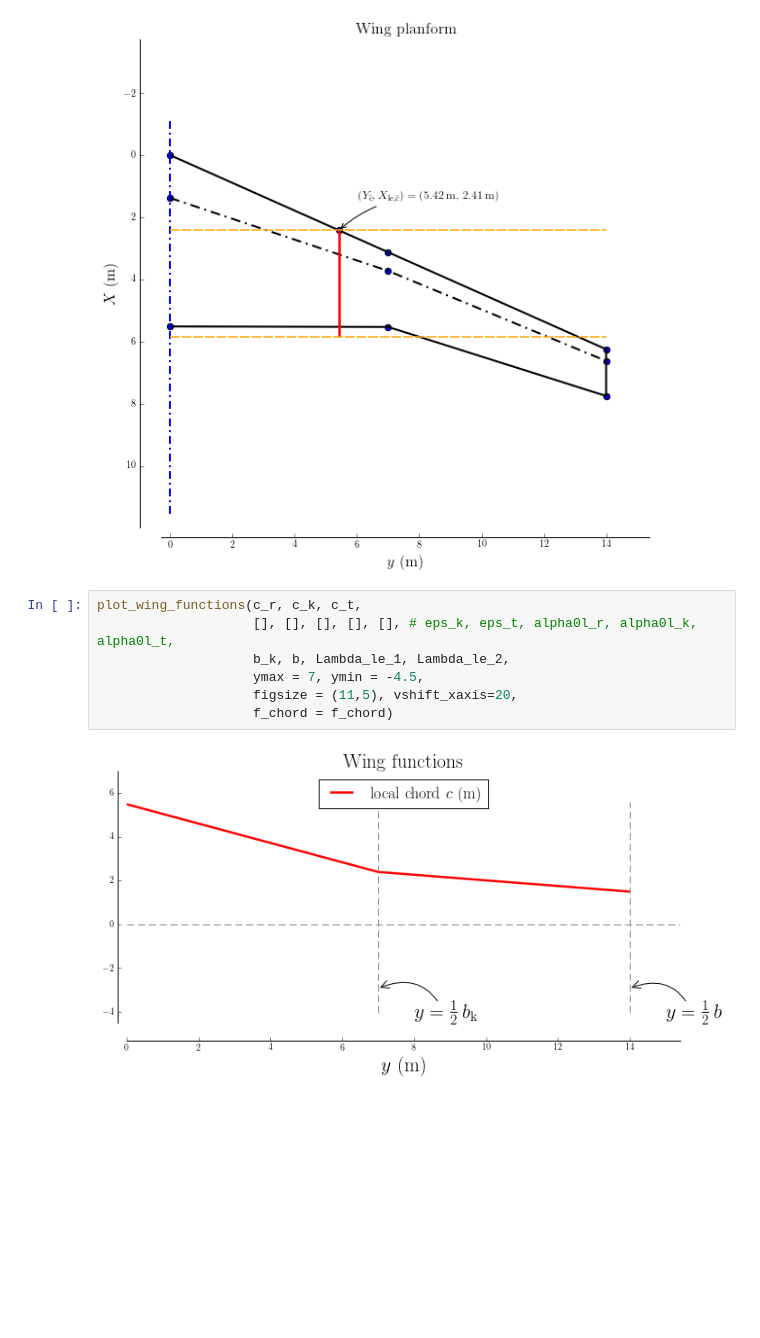
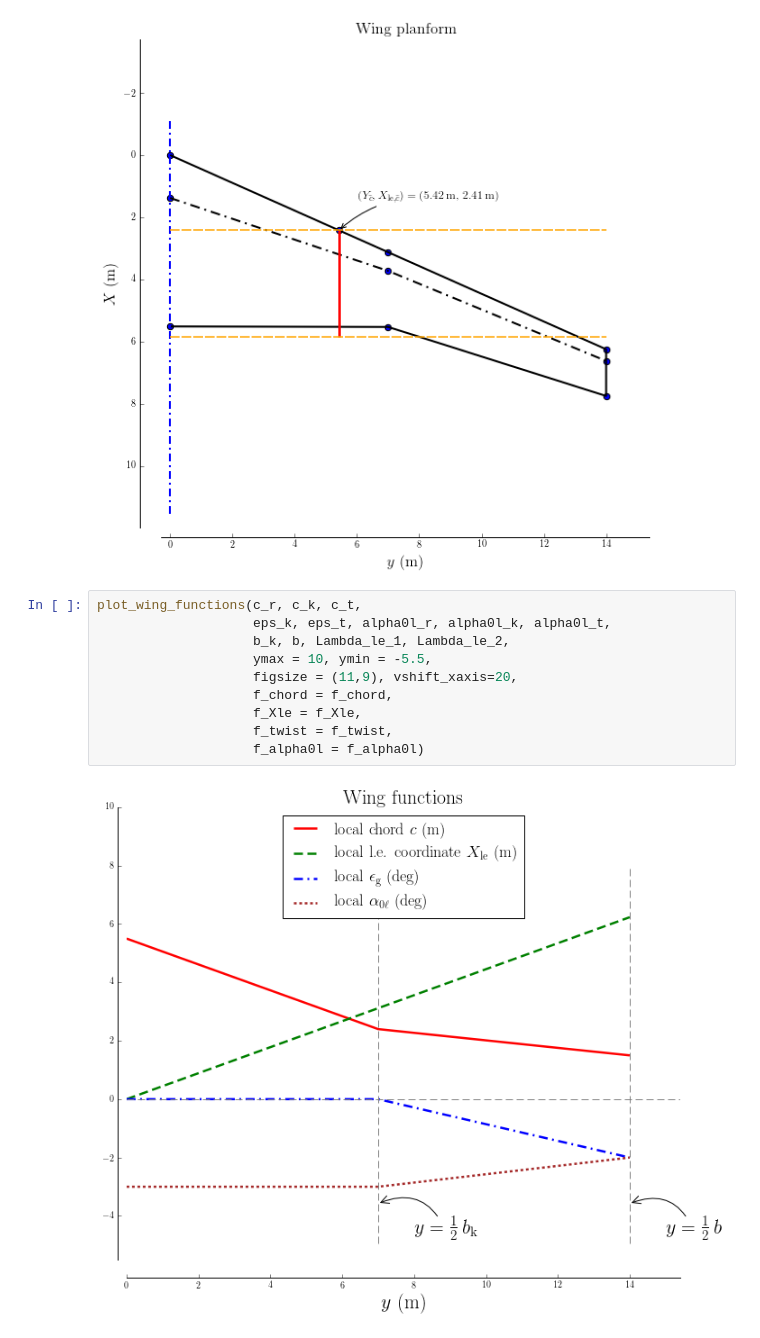
Before and after one commit to agodemar/jupyter-test, a Jupyter notebook: flight_mechanics/cranked_wing_2.ipynb, the cells around one changed output. Drawn from its saved outputs; the diff is of its cells as text; blank space fills up the shorter version.

```diff
--- a/flight_mechanics/cranked_wing_2.ipynb
+++ b/flight_mechanics/cranked_wing_2.ipynb
@@ -103,10 +103,13 @@ plot_planform(c_r, c_k, c_t, b_k, b, Lambda_le_1, Lambda_le_2,
 [figure]
 # %%
 plot_wing_functions(c_r, c_k, c_t,
-                    [], [], [], [], [], # eps_k, eps_t, alpha0l_r, alpha0l_k, alpha0l_t,
+                    eps_k, eps_t, alpha0l_r, alpha0l_k, alpha0l_t,
                     b_k, b, Lambda_le_1, Lambda_le_2,
-                    ymax = 7, ymin = -4.5,
-                    figsize = (11,5), vshift_xaxis=20,
-                    f_chord = f_chord)
+                    ymax = 10, ymin = -5.5,
+                    figsize = (11,9), vshift_xaxis=20,
+                    f_chord = f_chord,
+                    f_Xle = f_Xle,
+                    f_twist = f_twist,
+                    f_alpha0l = f_alpha0l)
 # %% [output]
-[figure, old version]
+[figure, new version]
```
Also changed, not shown: parts of 4 cells of this notebook, 12 other files.
